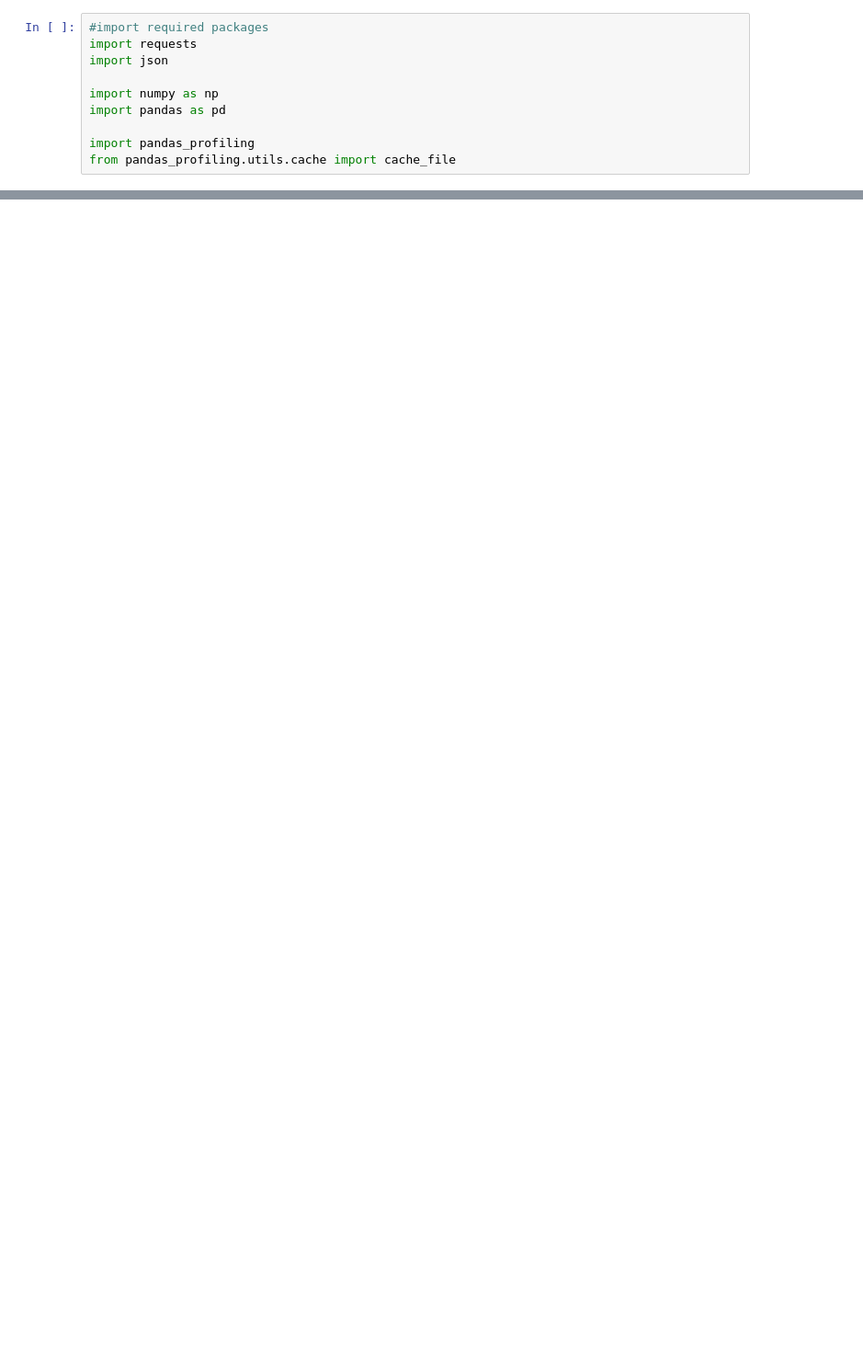
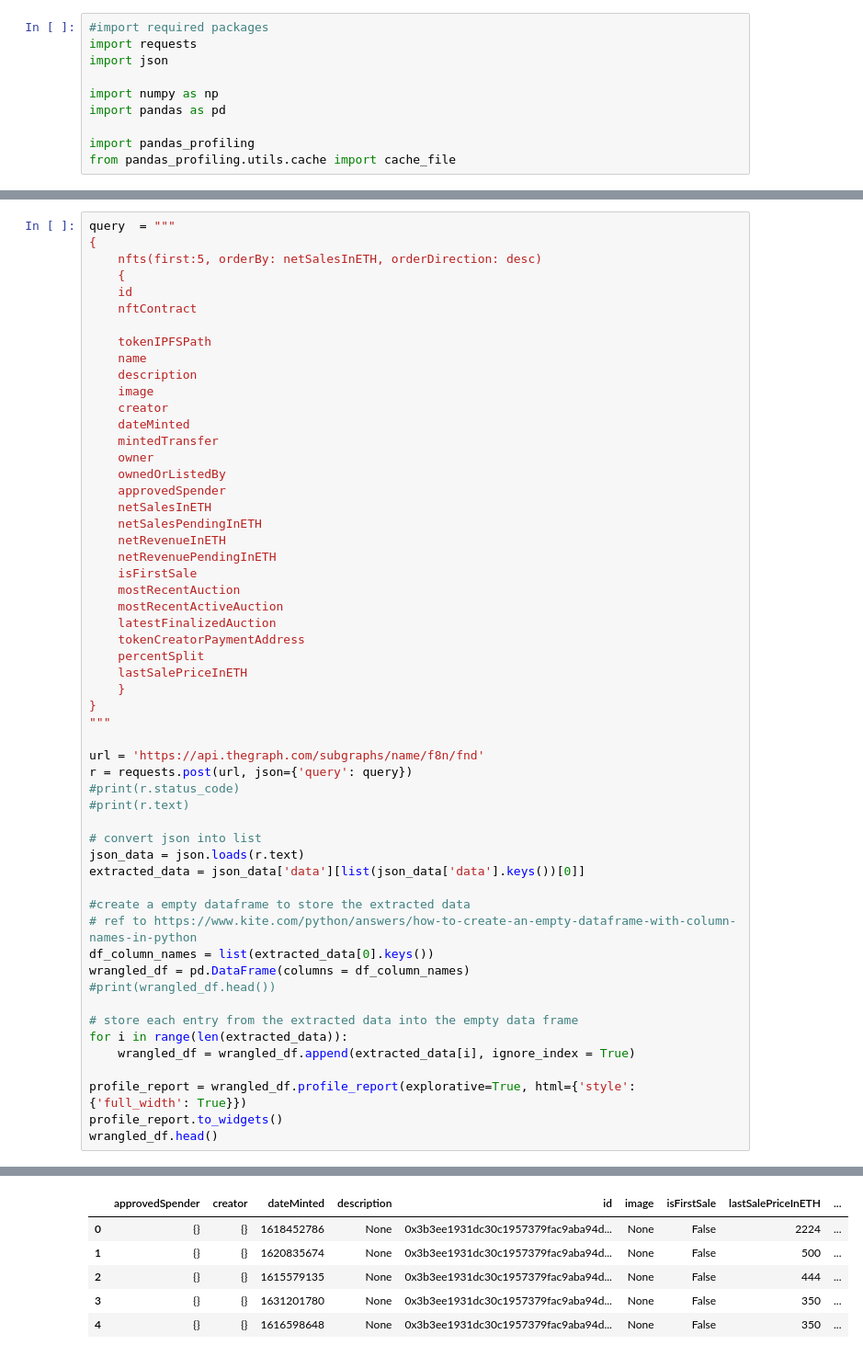
Before and after one commit to andrewyewcy/capstone-2, a Jupyter notebook: Capstone 2 Data Wrangling.ipynb, the cells around one changed output, grey strips where cells are left out. Shown: that part at 92% size. Drawn from its saved outputs; the diff is of its cells as text; blank space fills up the shorter version.

Commit message:
Fine tuned the query process and begin to explore data in each table

```diff
--- a/Capstone 2 Data Wrangling.ipynb
+++ b/Capstone 2 Data Wrangling.ipynb
@@ -52,0 +149,56 @@ VBox(children=(Tab(children=(Tab(children=(GridBox(children=(VBox(children=(Grid
+# %%
+query  = """
+{
+    nfts(first:5, orderBy: netSalesInETH, orderDirection: desc)
+    {
+    id
+    nftContract
+
+    tokenIPFSPath
+    name
+    description
+    image
+    creator
+    dateMinted
+    mintedTransfer
+    owner
+    ownedOrListedBy
+    approvedSpender
+    netSalesInETH
+    netSalesPendingInETH
+    netRevenueInETH
+    netRevenuePendingInETH
+    isFirstSale
+    mostRecentAuction
+    mostRecentActiveAuction
+    latestFinalizedAuction
+    tokenCreatorPaymentAddress
+    percentSplit
+    lastSalePriceInETH
+    }
+}
+"""
+
+url = 'https://api.thegraph.com/subgraphs/name/f8n/fnd'
+r = requests.post(url, json={'query': query})
+#print(r.status_code)
+#print(r.text)
+
+# convert json into list
+json_data = json.loads(r.text)
+extracted_data = json_data['data'][list(json_data['data'].keys())[0]]
+
+#create a empty dataframe to store the extracted data
+# ref to https://www.kite.com/python/answers/how-to-create-an-empty-dataframe-with-column-names-in-python
+df_column_names = list(extracted_data[0].keys())
+wrangled_df = pd.DataFrame(columns = df_column_names)
+#print(wrangled_df.head())
+
+# store each entry from the extracted data into the empty data frame
+for i in range(len(extracted_data)):
+    wrangled_df = wrangled_df.append(extracted_data[i], ignore_index = True)
+
+profile_report = wrangled_df.profile_report(explorative=True, html={'style': {'full_width': True}})
+profile_report.to_widgets()
+wrangled_df.head()
+# %% [output]
@@ -52,0 +206,6 @@ VBox(children=(Tab(children=(Tab(children=(GridBox(children=(VBox(children=(Grid
+|  | approvedSpender | creator | dateMinted | description | id | image | isFirstSale | lastSalePriceInETH | ... |
+| 0 | {} | {} | 1618452786 | None | 0x3b3ee1931dc30c1957379fac9aba94d... | None | False | 2224 | ... |
+| 1 | {} | {} | 1620835674 | None | 0x3b3ee1931dc30c1957379fac9aba94d... | None | False | 500 | ... |
+| 2 | {} | {} | 1615579135 | None | 0x3b3ee1931dc30c1957379fac9aba94d... | None | False | 444 | ... |
+| 3 | {} | {} | 1631201780 | None | 0x3b3ee1931dc30c1957379fac9aba94d... | None | False | 350 | ... |
+| 4 | {} | {} | 1616598648 | None | 0x3b3ee1931dc30c1957379fac9aba94d... | None | False | 350 | ... |
```
Also changed, not shown: parts of 25 cells of this notebook.
